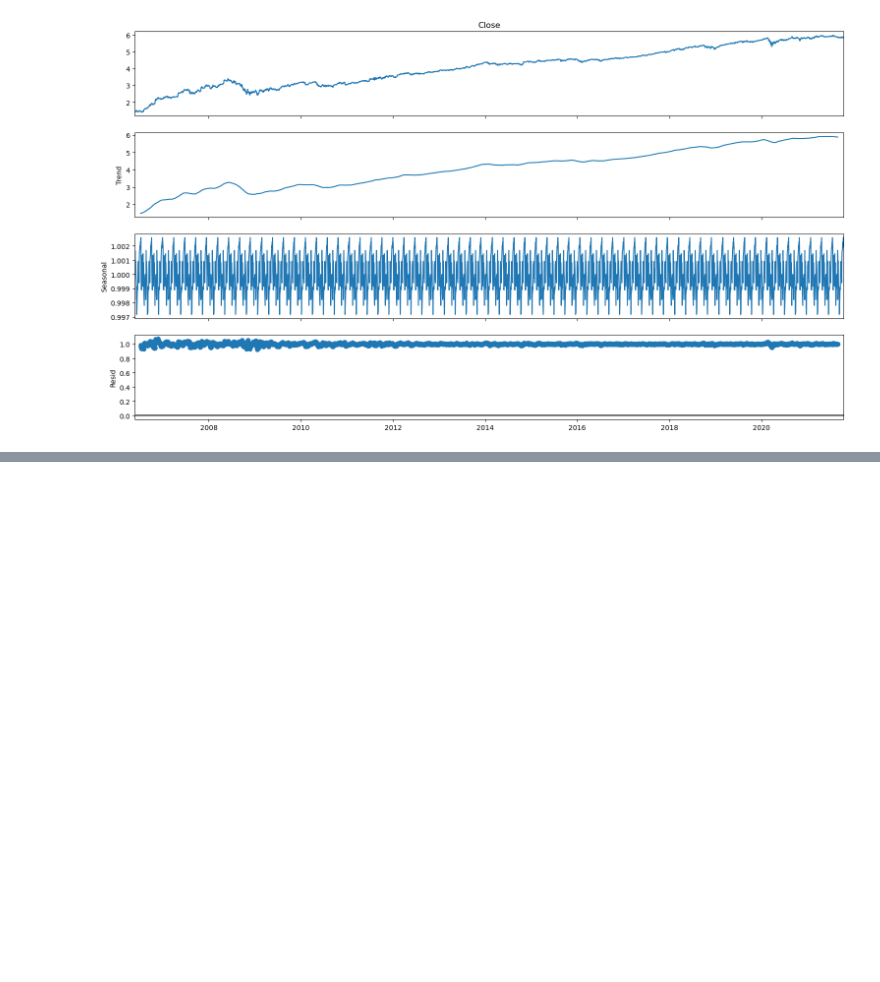
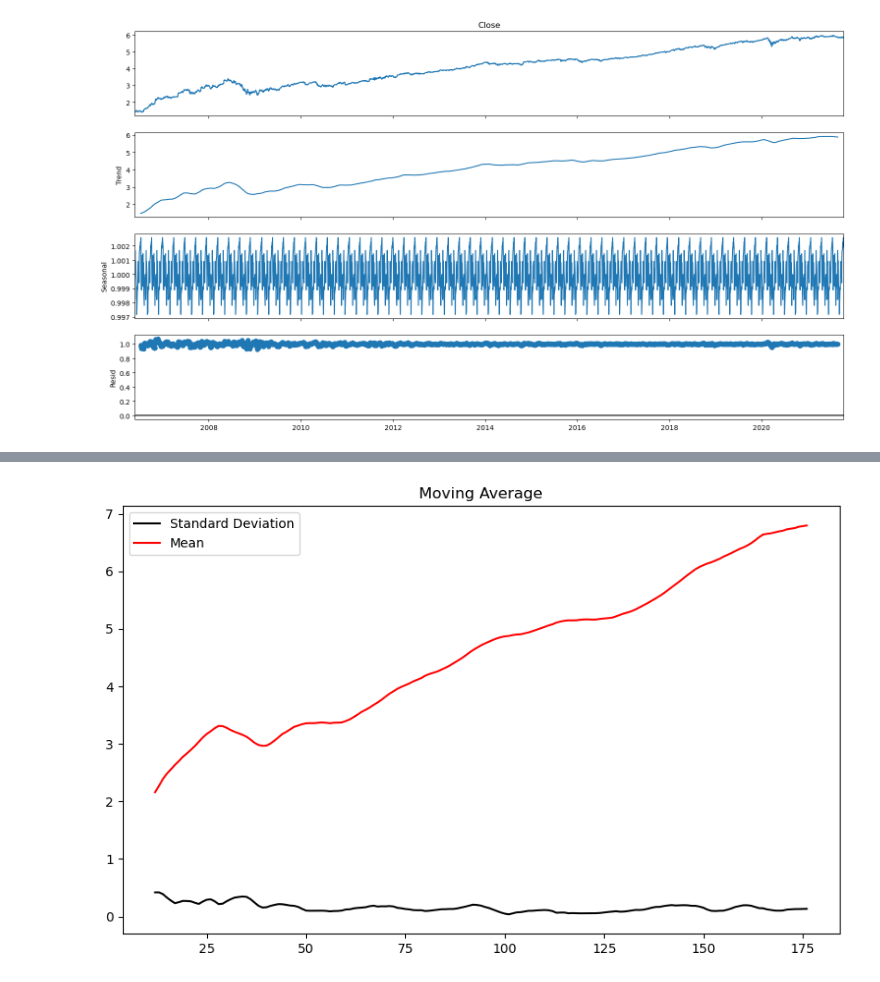
Before and after one commit to srijita1406/Quantitative-Analytics, a Jupyter notebook: stock-forecasting.ipynb, the cells around one changed output, grey strips where cells are left out. Drawn from its saved outputs; the diff is of its cells as text; code cells hidden in the pictures; blank space fills up the shorter version.

```diff
--- a/stock-forecasting.ipynb
+++ b/stock-forecasting.ipynb
@@ -321,0 +625,11 @@ look-up table. The actual p-value is smaller than the p-value returned.
+# %%
+moving_avg = df_without_outliers1['Close_transformed'].rolling(12).mean()
+std_dev = df_without_outliers1['Close_transformed'].rolling(12).std()
+plt.legend(loc='best')
+plt.title('Moving Average')
+plt.plot(std_dev, color ="black", label = "Standard Deviation")
+plt.plot(moving_avg, color="red", label = "Mean")
+plt.legend()
+plt.show()
+# %% [output]
+[figure, added]
```
Also changed, not shown: parts of 19 cells of this notebook.
